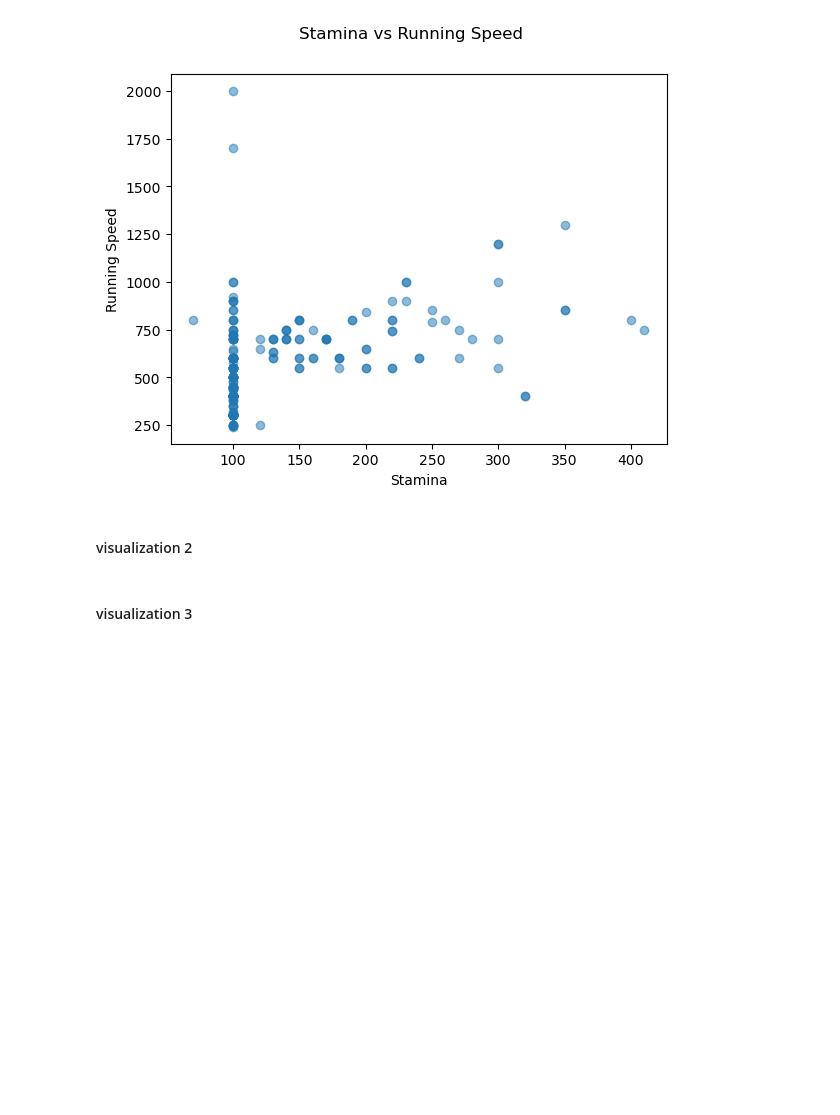
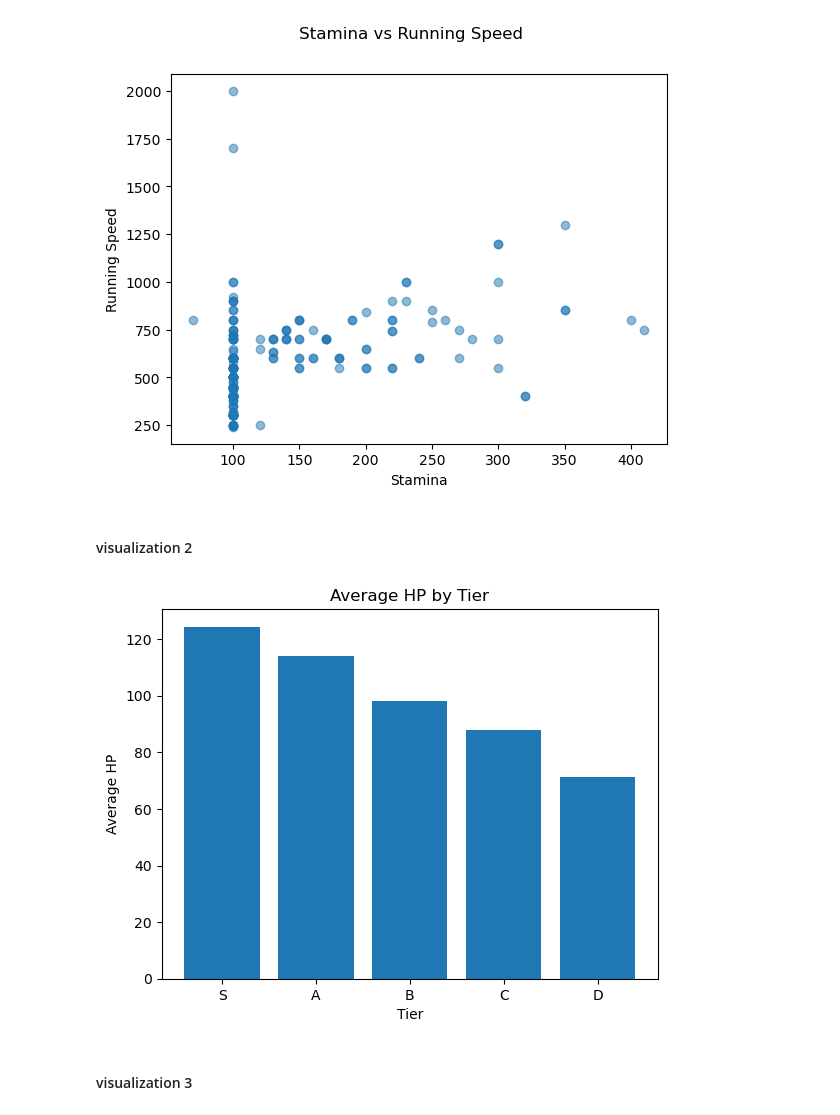
Before and after one commit to EthanK360/DS3000_Group5, a Jupyter notebook: template.ipynb, the cells around one changed output. Drawn from its saved outputs; the diff is of its cells as text; code cells hidden in the pictures; blank space fills up the shorter version.

Commit message:
visual 2

```diff
--- a/template.ipynb
+++ b/template.ipynb
@@ -453,6 +453,15 @@ plt.show()
 # %%
 # Write the code to run functions to get each data visualization in separate code chunks.
 # Interpret the figures.
+avg_hp_by_tier = df_pals.groupby('tier')['hp'].mean().sort_values(ascending = False)
+
+plt.bar(avg_hp_by_tier.index, avg_hp_by_tier.values)
+plt.xlabel('Tier')
+plt.ylabel('Average HP')
+plt.title('Average HP by Tier')
+plt.show()
+# %% [output]
+[figure, added]
 # %% [markdown]
 #### visualization 3
 # %%
```
